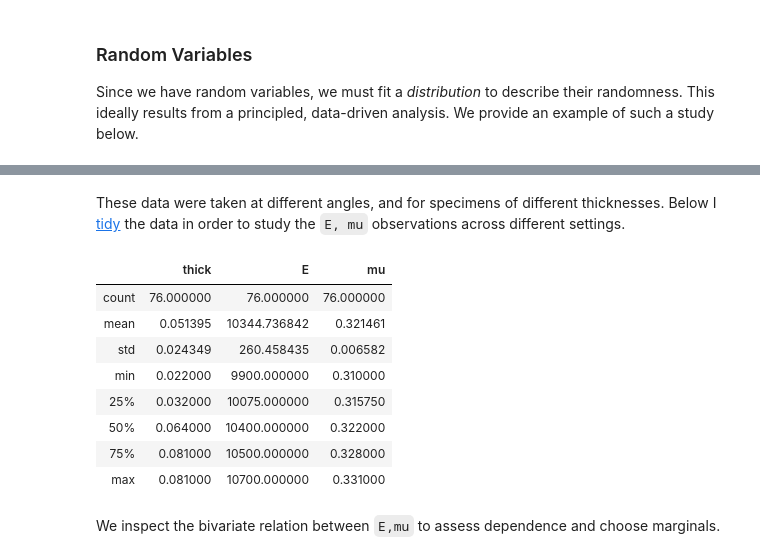
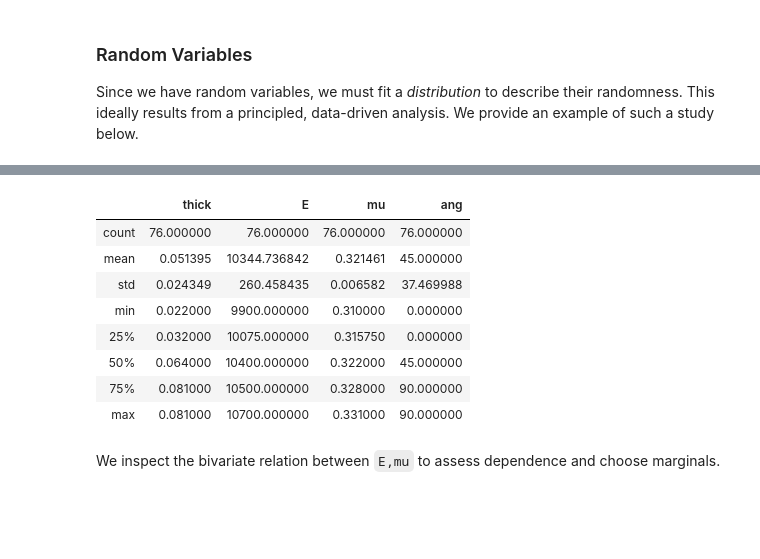
Before and after one commit to zdelrosario/py_grama, a Jupyter notebook: examples/demo/builder_demo.ipynb, the cells around one changed output, grey strips where cells are left out. Cells and saved outputs as stored; diff of their text form; code cells hidden in the pictures; blank space fills up the shorter version.

```diff
--- a/examples/demo/builder_demo.ipynb
+++ b/examples/demo/builder_demo.ipynb
@@ -112,23 +98,15 @@ df_stang
-# %% [markdown]
-These data were taken at different angles, and for specimens of different thicknesses. Below I [tidy](https://vita.had.co.nz/papers/tidy-data.pdf) the data in order to study the `E, mu` observations across different settings.
-# %%
-df_obs = \
-    df_stang >> \
-    gather("_", "E", contains("E_")) >> \
-    gather("_", "mu", contains("mu_")) >> \
-    select(X.thick, X.alloy, X.E, X.mu) >> \
-    mask(X.E >= 0, X.mu >= 0)
-df_obs.describe()
-# %% [output]
-|  | thick | E | mu |
-| count | 76.000000 | 76.000000 | 76.000000 |
-| mean | 0.051395 | 10344.736842 | 0.321461 |
-| std | 0.024349 | 260.458435 | 0.006582 |
-| min | 0.022000 | 9900.000000 | 0.310000 |
-| 25% | 0.032000 | 10075.000000 | 0.315750 |
-| 50% | 0.064000 | 10400.000000 | 0.322000 |
-| 75% | 0.081000 | 10500.000000 | 0.328000 |
-| max | 0.081000 | 10700.000000 | 0.331000 |
+# %%
+df_stang.describe()
+# %% [output]
+|  | thick | E | mu | ang |
+| count | 76.000000 | 76.000000 | 76.000000 | 76.000000 |
+| mean | 0.051395 | 10344.736842 | 0.321461 | 45.000000 |
+| std | 0.024349 | 260.458435 | 0.006582 | 37.469988 |
+| min | 0.022000 | 9900.000000 | 0.310000 | 0.000000 |
+| 25% | 0.032000 | 10075.000000 | 0.315750 | 0.000000 |
+| 50% | 0.064000 | 10400.000000 | 0.322000 | 45.000000 |
+| 75% | 0.081000 | 10500.000000 | 0.328000 | 90.000000 |
+| max | 0.081000 | 10700.000000 | 0.331000 | 90.000000 |
 # %% [markdown]
 We inspect the bivariate relation between `E,mu` to assess dependence and choose marginals.
 # %%
```
Also changed, not shown: parts of 13 cells of this notebook.
